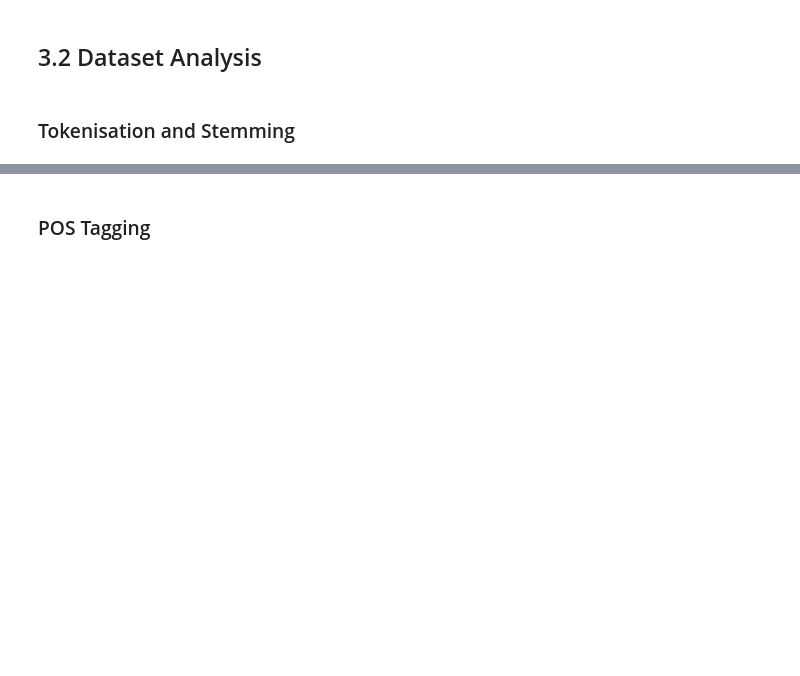
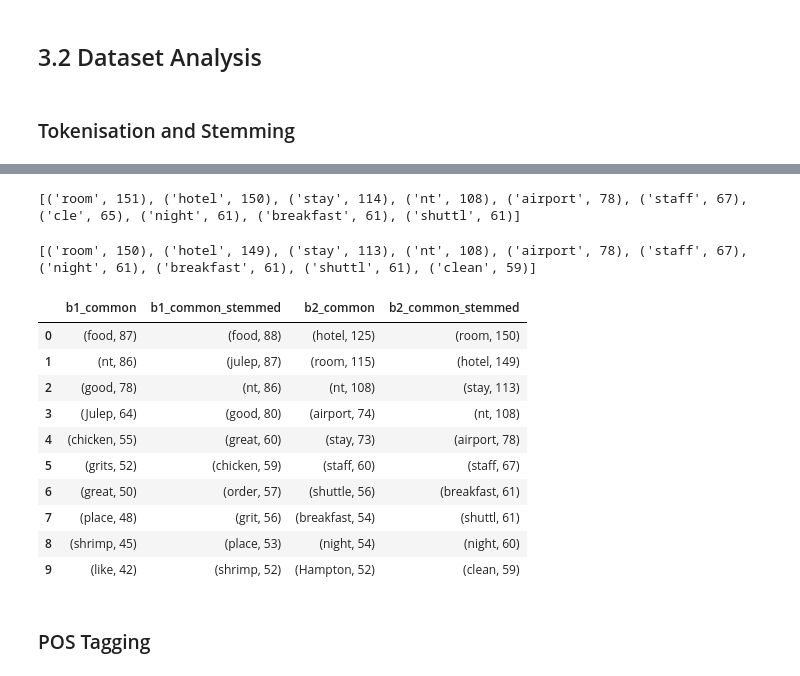
Before and after one commit to coloteong/CZ4045-project1, a Jupyter notebook: mostfreq_NN_JJ/main_notebook.ipynb, the cells around one changed output, grey strips where cells are left out. Drawn from its saved outputs; the diff is of its cells as text; code cells hidden in the pictures; blank space fills up the shorter version.

```diff
--- a/mostfreq_NN_JJ/main_notebook.ipynb
+++ b/mostfreq_NN_JJ/main_notebook.ipynb
@@ -152,0 +150,17 @@ print(snow_common)
+# %%
+# get reviews for a random business
+random_business = reviews.sample(random_state=93)
+random_business_id = random_business.iloc[0]['business_id']
+small_business_dataset = reviews.loc[reviews['business_id'] == random_business_id]
+
+# convert the reviews into a concatenated string
+small_business_dataset_reviews = list(small_business_dataset['text'])
+b2_review = ''.join(small_business_dataset_reviews)
+clean_review = re.sub(r"[^A-Za-z0-9\s]+", "", b2_review)
+b2_review = nlp(clean_review)
+
+# removed punctuation and get the top 10 most common words (including stopwords)
+b2_review_words = [token.text for token in b2_review if token.is_alpha == True]
+b2_word_freq = Counter(b2_review_words)
+b2_common_words = b2_word_freq.most_common(10)
+print(b2_common_words)
@@ -153,3 +225,47 @@ print(snow_common)
+# %%
+# Using Lancaster Stemmer
+lancaster_stemmed_words = [lancaster_st.stem(word) for word in b2_review_words]
+lancaster_freq = Counter(lancaster_stemmed_words)
+lancaster_common = lancaster_freq.most_common(10)
+print(lancaster_common)
+# %% [output]
+[('room', 151), ('hotel', 150), ('stay', 114), ('nt', 108), ('airport', 78), ('staff', 67), ('cle', 65), ('night', 61), ('breakfast', 61), ('shuttl', 61)]
+# %%
+# Using Snowball Stemmer
+snow_stemmed_words = [snow_st.stem(word) for word in b2_review_words]
+snow_freq = Counter(snow_stemmed_words)
+snow_common = snow_freq.most_common(10)
+print(snow_common)
+# %% [output]
+[('room', 150), ('hotel', 149), ('stay', 113), ('nt', 108), ('airport', 78), ('staff', 67), ('night', 61), ('breakfast', 61), ('shuttl', 61), ('clean', 59)]
+# %%
+common_words_df = pd.DataFrame(
+    [
+        b1_common_words_nsw,
+        b1_porter_common_nsw,
+        b2_common_words_nsw,
+        b2_porter_common_nsw
+    ]
+)
+common_words_df = common_words_df.transpose()
+common_words_df.columns = ['b1_common',
+                           'b1_common_stemmed',
+                           'b2_common',
+                           'b2_common_stemmed']
+common_words_df.to_csv("common_words.csv")
+common_words_df
+# %% [output]
+|  | b1_common | b1_common_stemmed | b2_common | b2_common_stemmed |
+| 0 | (food, 87) | (food, 88) | (hotel, 125) | (room, 150) |
+| 1 | (nt, 86) | (julep, 87) | (room, 115) | (hotel, 149) |
+| 2 | (good, 78) | (nt, 86) | (nt, 108) | (stay, 113) |
+| 3 | (Julep, 64) | (good, 80) | (airport, 74) | (nt, 108) |
+| 4 | (chicken, 55) | (great, 60) | (stay, 73) | (airport, 78) |
+| 5 | (grits, 52) | (chicken, 59) | (staff, 60) | (staff, 67) |
+| 6 | (great, 50) | (order, 57) | (shuttle, 56) | (breakfast, 61) |
+| 7 | (place, 48) | (grit, 56) | (breakfast, 54) | (shuttl, 61) |
+| 8 | (shrimp, 45) | (place, 53) | (night, 54) | (night, 60) |
+| 9 | (like, 42) | (shrimp, 52) | (Hampton, 52) | (clean, 59) |
 # %% [markdown]
 ### POS Tagging
 # %%
```
Also changed, not shown: parts of 20 cells of this notebook, 5 other files.
